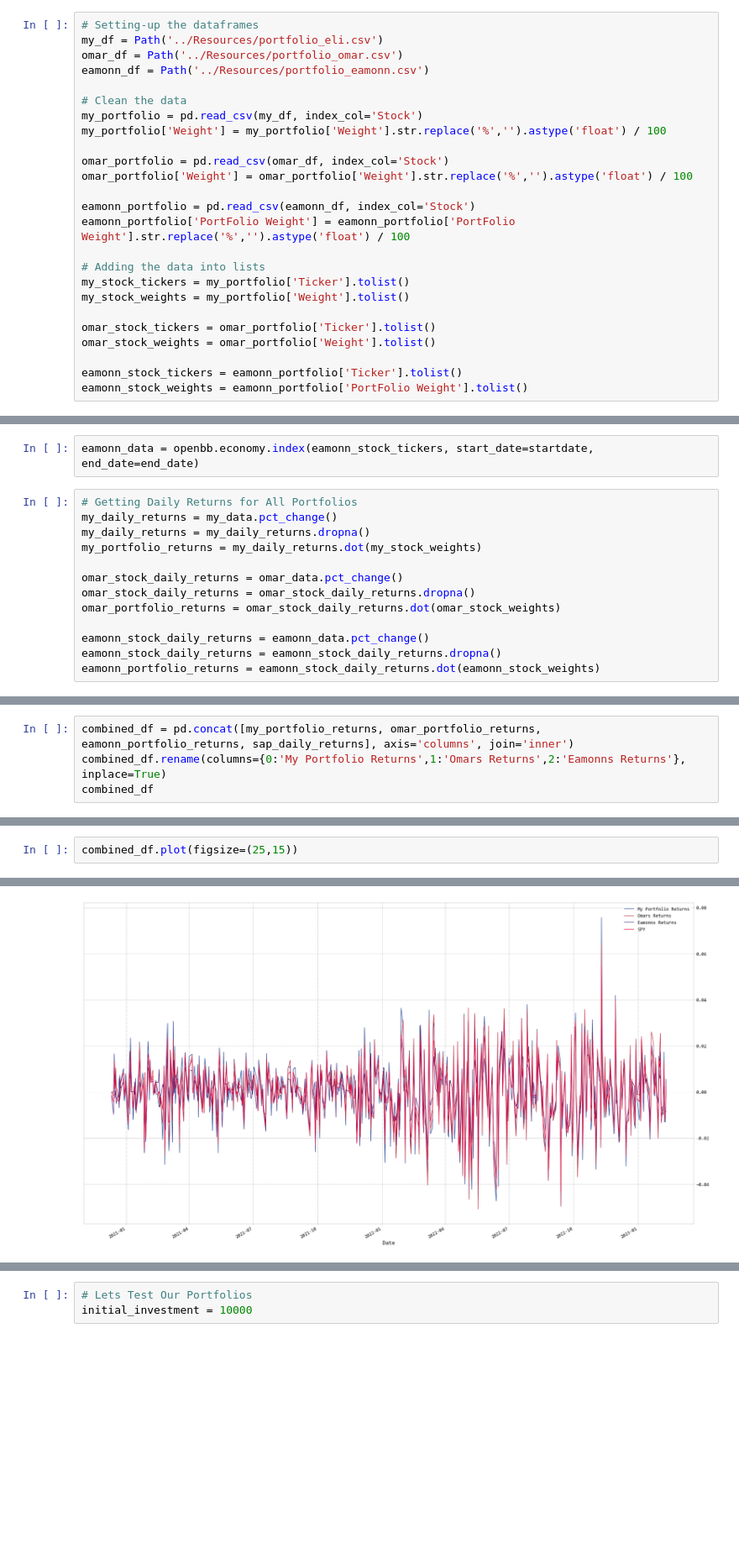
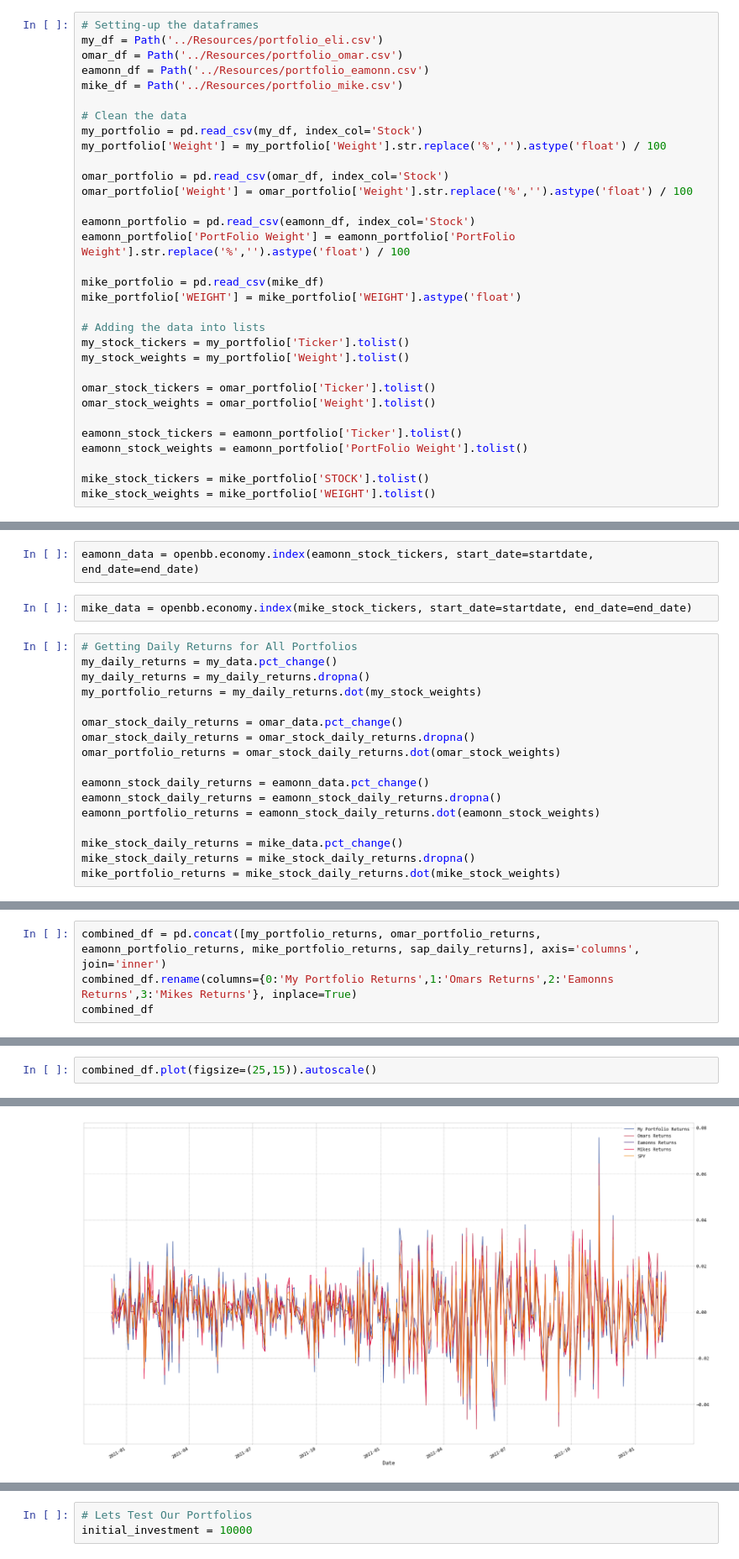
Before and after one commit to omarmoreta/Fintech_Project_1, a Jupyter notebook: Portfolios/Portfolio_Setup_Eli.ipynb, the cells around one changed output, grey strips where cells are left out. Shown at 84% size. Drawn from its saved outputs; the diff is of its cells as text; blank space fills up the shorter version.

Commit message:
making changes to my portfolio & fixed mike's csv

```diff
--- a/Portfolios/Portfolio_Setup_Eli.ipynb
+++ b/Portfolios/Portfolio_Setup_Eli.ipynb
@@ -17,6 +17,7 @@ from datetime import timedelta
 my_df = Path('../Resources/portfolio_eli.csv')
 omar_df = Path('../Resources/portfolio_omar.csv')
 eamonn_df = Path('../Resources/portfolio_eamonn.csv')
+mike_df = Path('../Resources/portfolio_mike.csv')
 
 # Clean the data
 my_portfolio = pd.read_csv(my_df, index_col='Stock')
@@ -28,6 +29,9 @@ omar_portfolio['Weight'] = omar_portfolio['Weight'].str.replace('%','').astype('
 eamonn_portfolio = pd.read_csv(eamonn_df, index_col='Stock')
 eamonn_portfolio['PortFolio Weight'] = eamonn_portfolio['PortFolio Weight'].str.replace('%','').astype('float') / 100
 
+mike_portfolio = pd.read_csv(mike_df)
+mike_portfolio['WEIGHT'] = mike_portfolio['WEIGHT'].astype('float')
+
 # Adding the data into lists
 my_stock_tickers = my_portfolio['Ticker'].tolist()
 my_stock_weights = my_portfolio['Weight'].tolist()
@@ -37,6 +41,9 @@ omar_stock_weights = omar_portfolio['Weight'].tolist()
 
 eamonn_stock_tickers = eamonn_portfolio['Ticker'].tolist()
 eamonn_stock_weights = eamonn_portfolio['PortFolio Weight'].tolist()
+
+mike_stock_tickers = mike_portfolio['STOCK'].tolist()
+mike_stock_weights = mike_portfolio['WEIGHT'].tolist()
 # %%
 # Setup for end_date, calling on last full day.
 today = date.today()
@@ -55,6 +62,8 @@ my_data = openbb.economy.index(my_stock_tickers, start_date=startdate, end_date=
 omar_data = openbb.economy.index(omar_stock_tickers, start_date=startdate, end_date=end_date)
 # %%
 eamonn_data = openbb.economy.index(eamonn_stock_tickers, start_date=startdate, end_date=end_date)
+# %%
+mike_data = openbb.economy.index(mike_stock_tickers, start_date=startdate, end_date=end_date)
 # %%
 # Getting Daily Returns for All Portfolios
 my_daily_returns = my_data.pct_change()
@@ -68,6 +77,10 @@ omar_portfolio_returns = omar_stock_daily_returns.dot(omar_stock_weights)
 eamonn_stock_daily_returns = eamonn_data.pct_change()
 eamonn_stock_daily_returns = eamonn_stock_daily_returns.dropna()
 eamonn_portfolio_returns = eamonn_stock_daily_returns.dot(eamonn_stock_weights)
+
+mike_stock_daily_returns = mike_data.pct_change()
+mike_stock_daily_returns = mike_stock_daily_returns.dropna()
+mike_portfolio_returns = mike_stock_daily_returns.dot(mike_stock_weights)
 # %%
 sap_ticker = ['SPY']
 
@@ -93,5 +106,5 @@ sap_daily_returns
 # %%
-combined_df = pd.concat([my_portfolio_returns, omar_portfolio_returns, eamonn_portfolio_returns, sap_daily_returns], axis='columns', join='inner')
-combined_df.rename(columns={0:'My Portfolio Returns',1:'Omars Returns',2:'Eamonns Returns'}, inplace=True)
+combined_df = pd.concat([my_portfolio_returns, omar_portfolio_returns, eamonn_portfolio_returns, mike_portfolio_returns, sap_daily_returns], axis='columns', join='inner')
+combined_df.rename(columns={0:'My Portfolio Returns',1:'Omars Returns',2:'Eamonns Returns',3:'Mikes Returns'}, inplace=True)
 combined_df
 # %% [output]
@@ -112,3 +125,3 @@ combined_df
 # %%
-combined_df.plot(figsize=(25,15))
+combined_df.plot(figsize=(25,15)).autoscale()
 # %% [output]
@@ -116,4 +128,4 @@ combined_df.plot(figsize=(25,15))
-[figure, old version]
+[figure, new version]
 # %%
 portfolio_std = pd.DataFrame(combined_df.std())
 portfolio_std = portfolio_std.rename(columns= {0:'Standard Deviation'})
```
Also changed, not shown: parts of 8 cells of this notebook, 1 other file.
